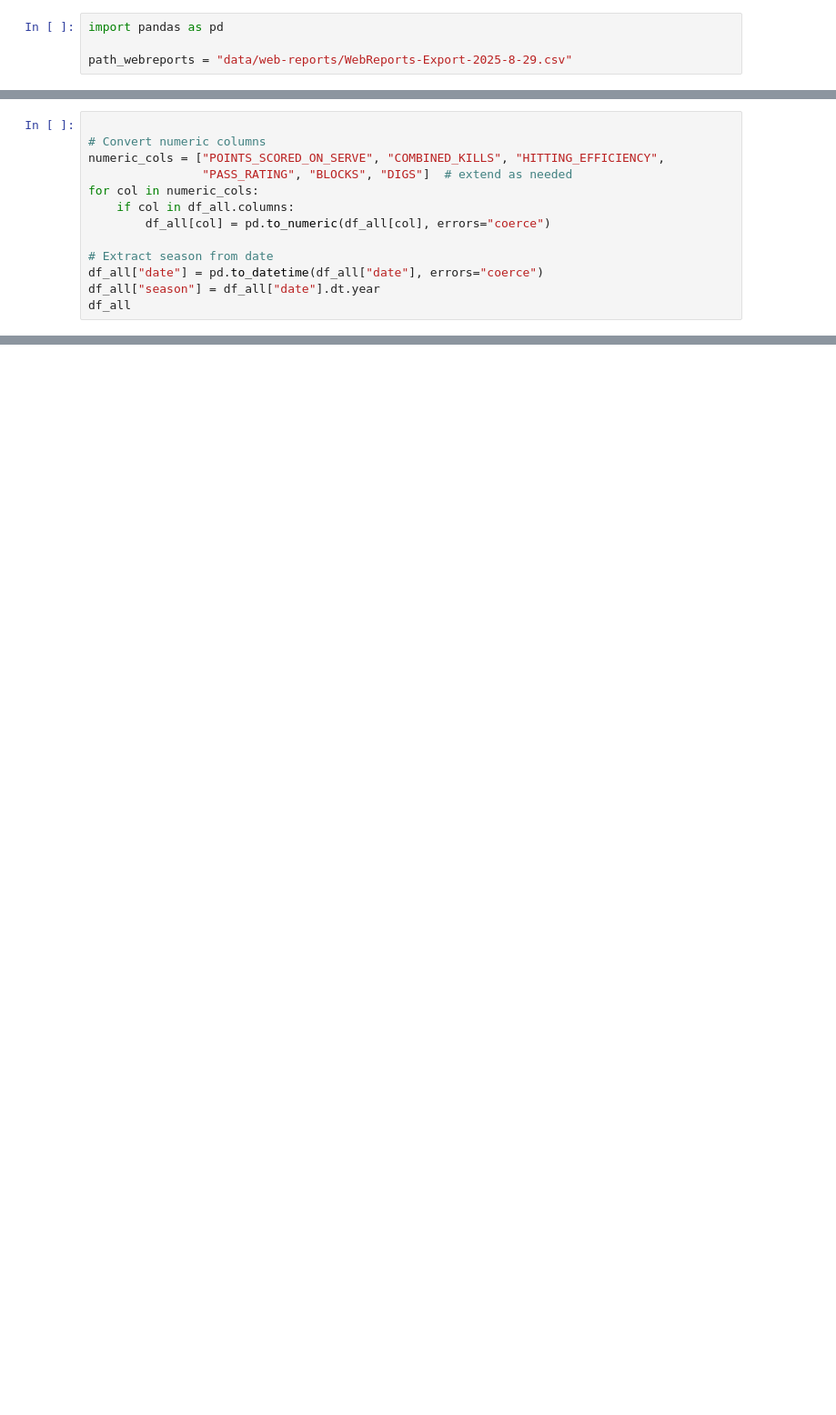
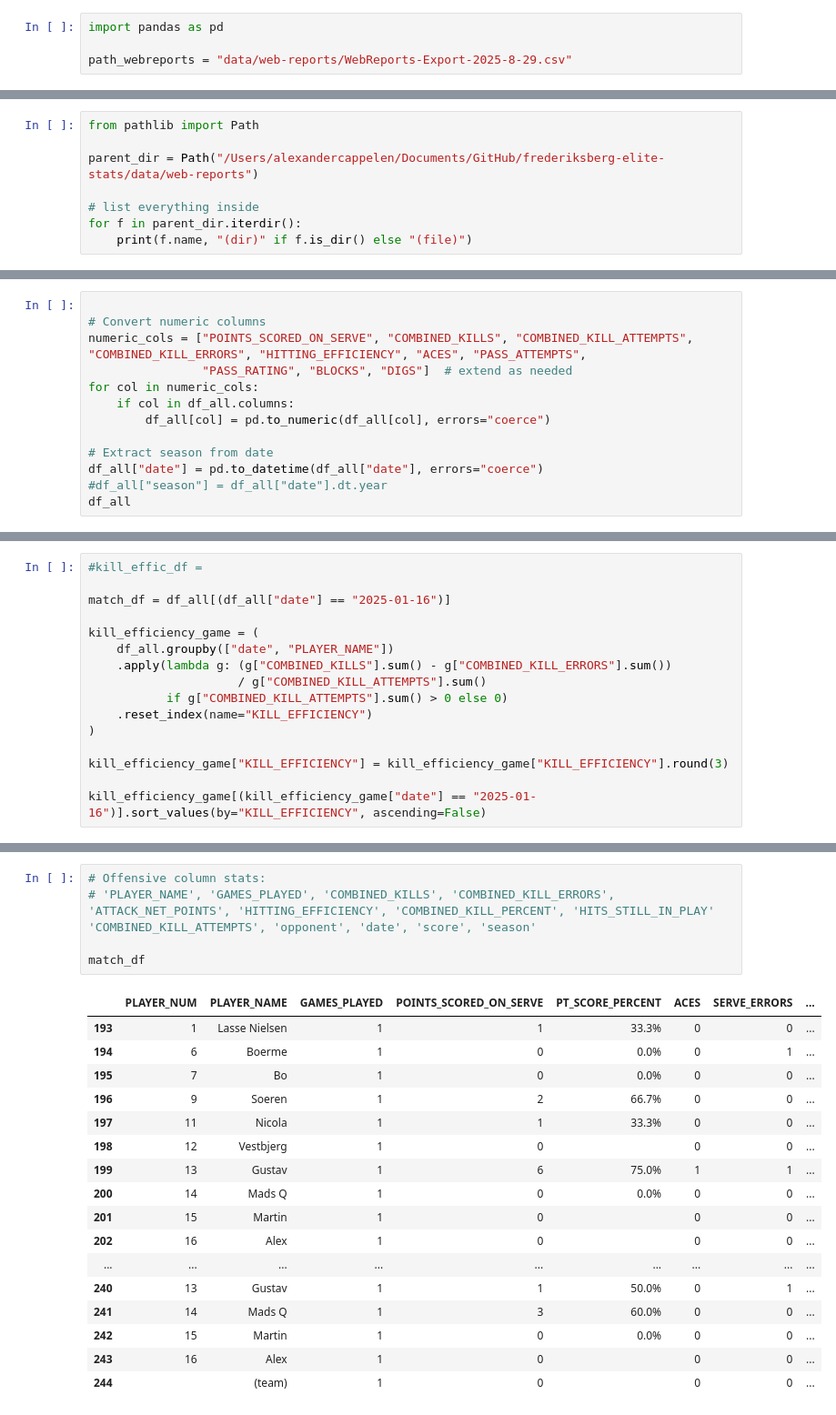
Before and after one commit to alexpcapp/frederiksberg-elite-stats, a Jupyter notebook: testing.ipynb, the cells around one changed output, grey strips where cells are left out. Shown at 91% size. Saved outputs shown, nothing was run; the diff lists cells and outputs as text; blank space fills up the shorter version.

```diff
--- a/testing.ipynb
+++ b/testing.ipynb
@@ -78,0 +168,8 @@ df_all
+# %%
+from pathlib import Path
+
+parent_dir = Path("/Users/alexandercappelen/Documents/GitHub/frederiksberg-elite-stats/data/web-reports")
+
+# list everything inside
+for f in parent_dir.iterdir():
+    print(f.name, "(dir)" if f.is_dir() else "(file)")
@@ -79,7 +1515,7 @@ df_all
 # %%
 
 # Convert numeric columns
-numeric_cols = ["POINTS_SCORED_ON_SERVE", "COMBINED_KILLS", "HITTING_EFFICIENCY",
+numeric_cols = ["POINTS_SCORED_ON_SERVE", "COMBINED_KILLS", "COMBINED_KILL_ATTEMPTS", "COMBINED_KILL_ERRORS", "HITTING_EFFICIENCY", "ACES", "PASS_ATTEMPTS",
                 "PASS_RATING", "BLOCKS", "DIGS"]  # extend as needed
 for col in numeric_cols:
     if col in df_all.columns:
@@ -87,7 +1523,7 @@ for col in numeric_cols:
 
 # Extract season from date
 df_all["date"] = pd.to_datetime(df_all["date"], errors="coerce")
-df_all["season"] = df_all["date"].dt.year
+#df_all["season"] = df_all["date"].dt.year
 df_all
 # %% [output]
 |  | PLAYER_NUM | PLAYER_NAME | GAMES_PLAYED | POINTS_SCORED_ON_SERVE | PT_SCORE_PERCENT | ACES | SERVE_ERRORS | ... |
@@ -158,0 +1611,16 @@ print(player_points)
+# %%
+#kill_effic_df =
+
+match_df = df_all[(df_all["date"] == "2025-01-16")]
+
+kill_efficiency_game = (
+    df_all.groupby(["date", "PLAYER_NAME"])
+    .apply(lambda g: (g["COMBINED_KILLS"].sum() - g["COMBINED_KILL_ERRORS"].sum())
+                     / g["COMBINED_KILL_ATTEMPTS"].sum()
+           if g["COMBINED_KILL_ATTEMPTS"].sum() > 0 else 0)
+    .reset_index(name="KILL_EFFICIENCY")
+)
+
+kill_efficiency_game["KILL_EFFICIENCY"] = kill_efficiency_game["KILL_EFFICIENCY"].round(3)
+
+kill_efficiency_game[(kill_efficiency_game["date"] == "2025-01-16")].sort_values(by="KILL_EFFICIENCY", ascending=False)
@@ -158,0 +1673,23 @@ print(player_points)
+# %%
+# Offensive column stats:
+# 'PLAYER_NAME', 'GAMES_PLAYED', 'COMBINED_KILLS', 'COMBINED_KILL_ERRORS', 'ATTACK_NET_POINTS', 'HITTING_EFFICIENCY', 'COMBINED_KILL_PERCENT', 'HITS_STILL_IN_PLAY' 'COMBINED_KILL_ATTEMPTS', 'opponent', 'date', 'score', 'season'
+
+match_df
+# %% [output]
+|  | PLAYER_NUM | PLAYER_NAME | GAMES_PLAYED | POINTS_SCORED_ON_SERVE | PT_SCORE_PERCENT | ACES | SERVE_ERRORS | ... |
+| 193 | 1 | Lasse Nielsen | 1 | 1 | 33.3% | 0 | 0 | ... |
+| 194 | 6 | Boerme | 1 | 0 | 0.0% | 0 | 1 | ... |
+| 195 | 7 | Bo | 1 | 0 | 0.0% | 0 | 0 | ... |
+| 196 | 9 | Soeren | 1 | 2 | 66.7% | 0 | 0 | ... |
+| 197 | 11 | Nicola | 1 | 1 | 33.3% | 0 | 0 | ... |
+| 198 | 12 | Vestbjerg | 1 | 0 |  | 0 | 0 | ... |
+| 199 | 13 | Gustav | 1 | 6 | 75.0% | 1 | 1 | ... |
+| 200 | 14 | Mads Q | 1 | 0 | 0.0% | 0 | 0 | ... |
+| 201 | 15 | Martin | 1 | 0 |  | 0 | 0 | ... |
+| 202 | 16 | Alex | 1 | 0 |  | 0 | 0 | ... |
+| ... | ... | ... | ... | ... | ... | ... | ... | ... |
+| 240 | 13 | Gustav | 1 | 1 | 50.0% | 0 | 1 | ... |
+| 241 | 14 | Mads Q | 1 | 3 | 60.0% | 0 | 0 | ... |
+| 242 | 15 | Martin | 1 | 0 | 0.0% | 0 | 0 | ... |
+| 243 | 16 | Alex | 1 | 0 |  | 0 | 0 | ... |
+| 244 |  | (team) | 1 | 0 |  | 0 | 0 | ... |
```
Also changed, not shown: parts of 50 cells of this notebook, 54 other files.
